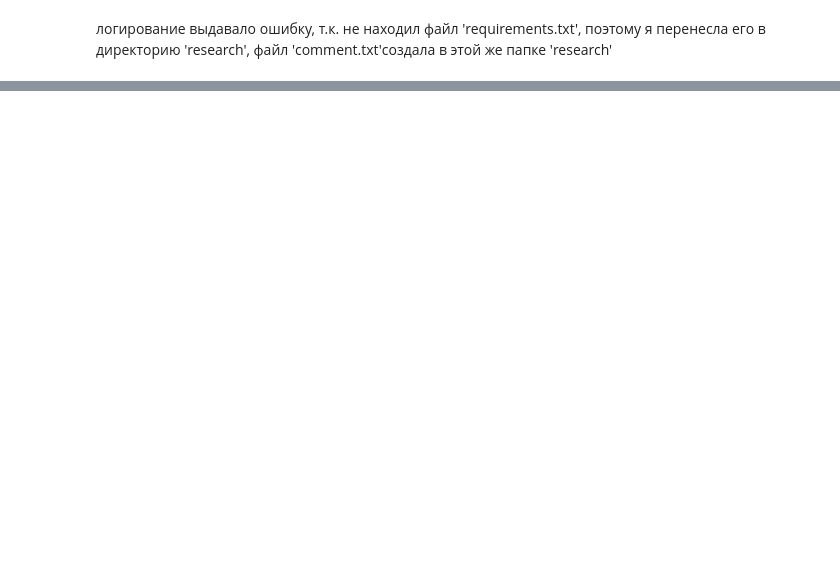
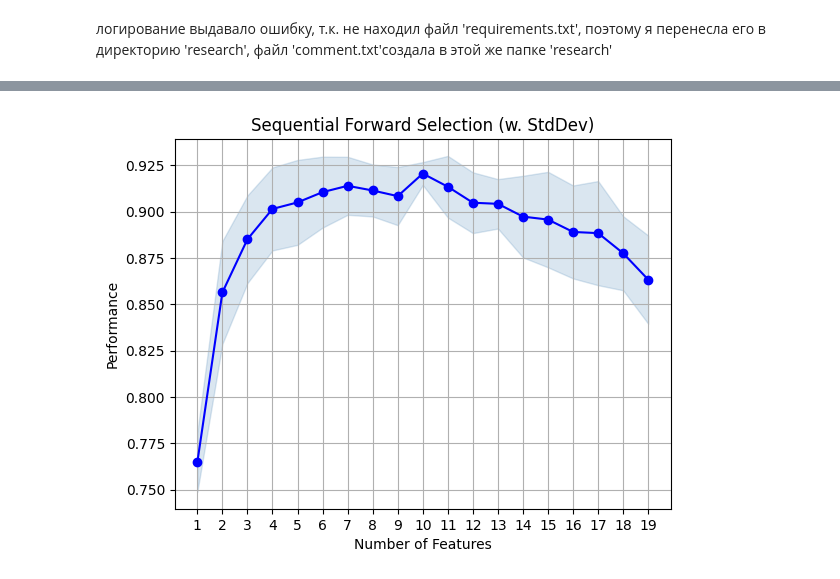
Before and after one commit to ShasherinaAV/lab_IIS, a Jupyter notebook: research/research.ipynb, the cells around one changed output, grey strips where cells are left out. Drawn from its saved outputs; the diff is of its cells as text; code cells hidden in the pictures; blank space fills up the shorter version.

```diff
--- a/research/research.ipynb
+++ b/research/research.ipynb
@@ -263,0 +283,13 @@ array([[1.0000e+00, 5.1000e+01, 1.4200e+02, 2.6010e+03, 7.2420e+03,
+# %%
+pipeline_sklearn = Pipeline(steps=[('preprocessor', preprocessor_sklearn),
+                           ('model', classifier)])
+# %%
+pipeline_sklearn.fit(X_train, y_train)
+
+predictions = pipeline_sklearn.predict(X_test)
+metrics = {}
+metrics["recall"] = recall_score(y_test, predictions)
+metrics["precision"] = precision_score(y_test, predictions)
+metrics["f1"] = f1_score(y_test, predictions)
+metrics["roc_auc"] = roc_auc_score(y_test, predictions)
+metrics
@@ -263,0 +349,9 @@ array([[1.0000e+00, 5.1000e+01, 1.4200e+02, 2.6010e+03, 7.2420e+03,
+# %%
+sfs = SequentialFeatureSelector(RandomForestClassifier(n_estimators=100),
+                                k_features="best",
+                                forward=True,
+                                floating=False, # True to drop selected features
+                                scoring='roc_auc',
+                                cv=3)
+# %%
+sfs.fit(X_train_copy,y_train)
@@ -263,0 +405,10 @@ array([[1.0000e+00, 5.1000e+01, 1.4200e+02, 2.6010e+03, 7.2420e+03,
+# %%
+import matplotlib.pyplot as plt
+from mlxtend.plotting import plot_sequential_feature_selection as plot_sfs
+
+fig = plot_sfs(sfs.get_metric_dict(), kind='std_dev')
+
+plt.title('Sequential Forward Selection (w. StdDev)')
+plt.grid()
+# %% [output]
+[figure, added]
```
Also changed, not shown: parts of 45 cells of this notebook, 10 other files.
